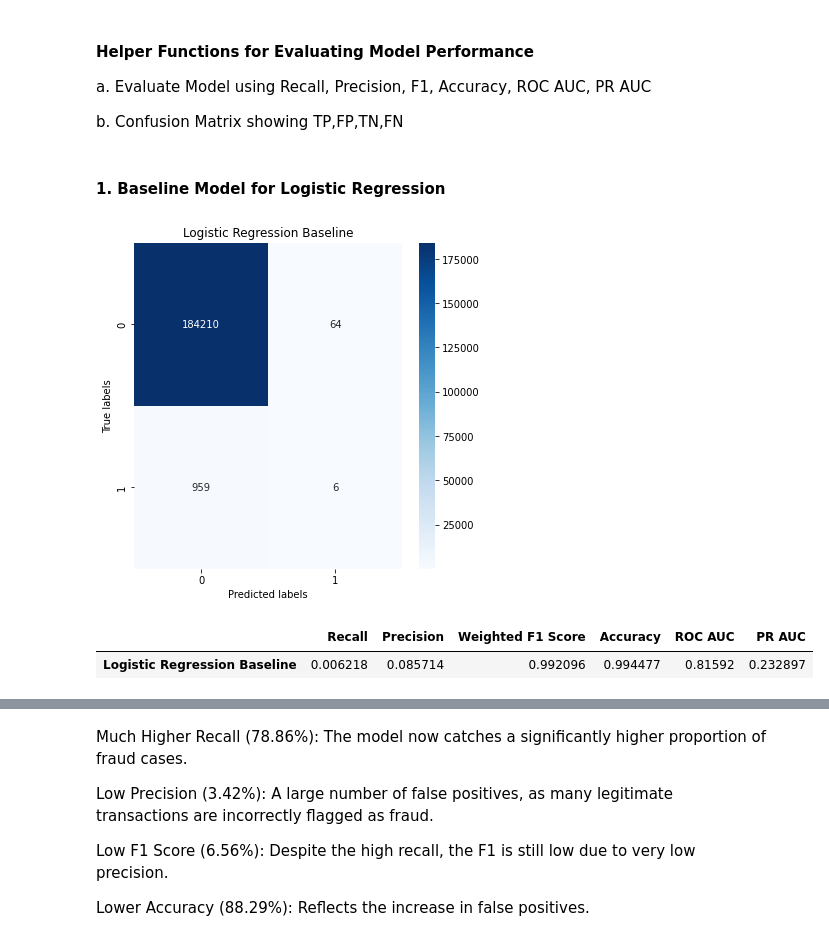
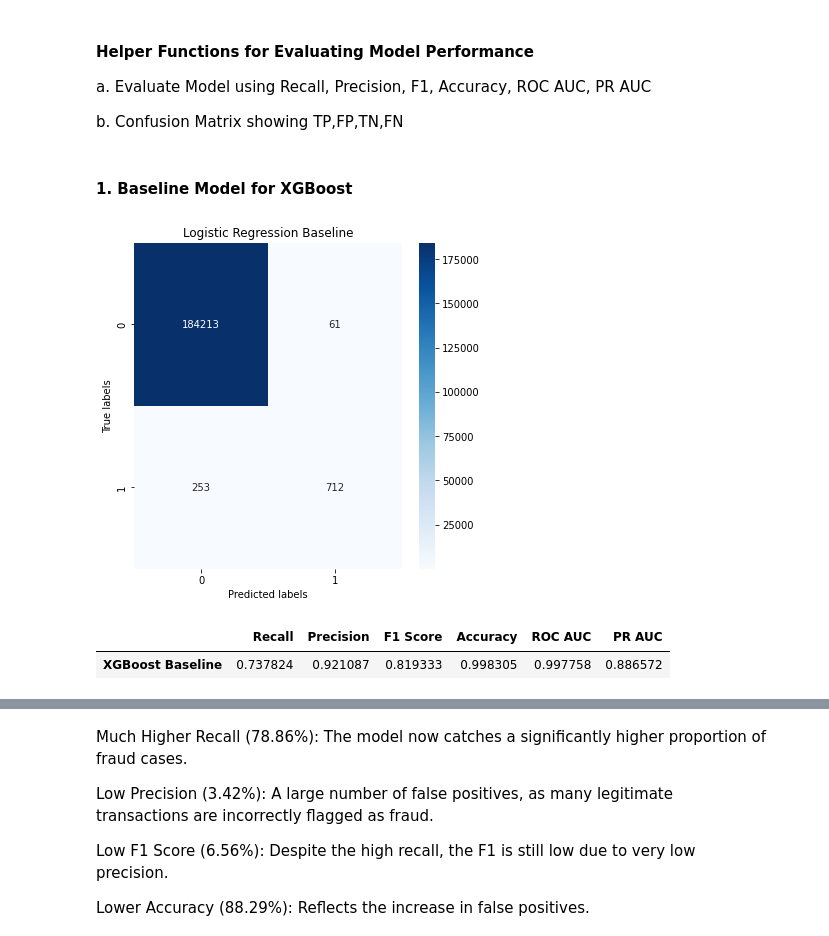
Before and after one commit to saxyrinchen/bt4012_project, a Jupyter notebook: XGBoost.ipynb, the cells around one changed output, grey strips where cells are left out. Drawn from its saved outputs; the diff is of its cells as text; code cells hidden in the pictures.

Commit message:
LR and XGBoost

```diff
--- a/XGBoost.ipynb
+++ b/XGBoost.ipynb
@@ -83,16 +82,14 @@ Creating a **Pipeline*** for the following preprocessing steps:
 ****Pipeline()** helps to streamline processes especially since we are refining our models using different techniques like under/oversampling, hyperparameter tuning, etc.*
 # %%
 # numerical features - StandardScaler()
-numerical_cols = ['hour_of_day', 'merch_lat', 'merch_long', 'age', 'lat', 'long', 'amount(usd)']
+numerical_cols = ['hour_of_day', 'distance', 'amount(usd)']
 numeric_transformer = Pipeline(steps=[
     ('imputer', SimpleImputer(strategy='median')),
     ('scaler', StandardScaler())])
 
 
-
-
 # categorical features - OneHotEncoder()
-categorical_cols = ['day_of_week', 'category', 'gender', 'state', 'job_category']
+categorical_cols = ['day_of_week', 'category', 'gender','age_group', 'state', 'job_category']
 categorical_transformer = Pipeline(steps=[
     ('imputer', SimpleImputer(strategy='constant', fill_value='missing')),
     ('onehot', OneHotEncoder(handle_unknown='ignore'))])
@@ -112,7 +109,7 @@ def evaluate_model(y_true, y_pred, y_pred_prob, model_name):
     metrics = {
         'Recall':recall_score(y_true, y_pred),
         'Precision':precision_score(y_true, y_pred),
-        'Weighted F1 Score':f1_score(y_true, y_pred, average='weighted'),
+        'F1 Score':f1_score(y_true, y_pred),
         'Accuracy': accuracy_score(y_true, y_pred),
         'ROC AUC': roc_auc_score(y_true, y_pred_prob),
         'PR AUC': average_precision_score(y_true, y_pred_prob) # precision-recall AUC
@@ -130,11 +127,11 @@ def plot_confusion_matrix(y_true, y_pred, model_name):
     ax.set_title(model_name)
     plt.show()
 # %% [markdown]
-#### 1. Baseline Model for Logistic Regression
+#### 1. Baseline Model for XGBoost
 # %%
 base_model = Pipeline(steps=[
     ('preprocessor', preprocessor),
-    ('classifier', LogisticRegression(random_state=42))
+    ('classifier', xgb.XGBClassifier(random_state=42))
 ])
 
 base_model.fit(X_train, y_train)
@@ -144,13 +141,13 @@ y_val_pred_prob = base_model.predict_proba(X_val)[:, 1] # probabilities for ROC
 
 plot_confusion_matrix(y_true=y_val, y_pred=y_val_pred, model_name='Logistic Regression Baseline')
 # %% [output]
-[figure, old version]
+[figure, new version]
 # %%
 base_model_results = evaluate_model(y_true=y_val,
                                     y_pred=y_val_pred,
                                     y_pred_prob=y_val_pred_prob,
-                                    model_name='Logistic Regression Baseline')
+                                    model_name='XGBoost Baseline')
 base_model_results
 # %% [output]
-|  | Recall | Precision | Weighted F1 Score | Accuracy | ROC AUC | PR AUC |
-| Logistic Regression Baseline | 0.006218 | 0.085714 | 0.992096 | 0.994477 | 0.81592 | 0.232897 |
+|  | Recall | Precision | F1 Score | Accuracy | ROC AUC | PR AUC |
+| XGBoost Baseline | 0.737824 | 0.921087 | 0.819333 | 0.998305 | 0.997758 | 0.886572 |
```
Also changed, not shown: parts of 18 cells of this notebook, 2 other files.
